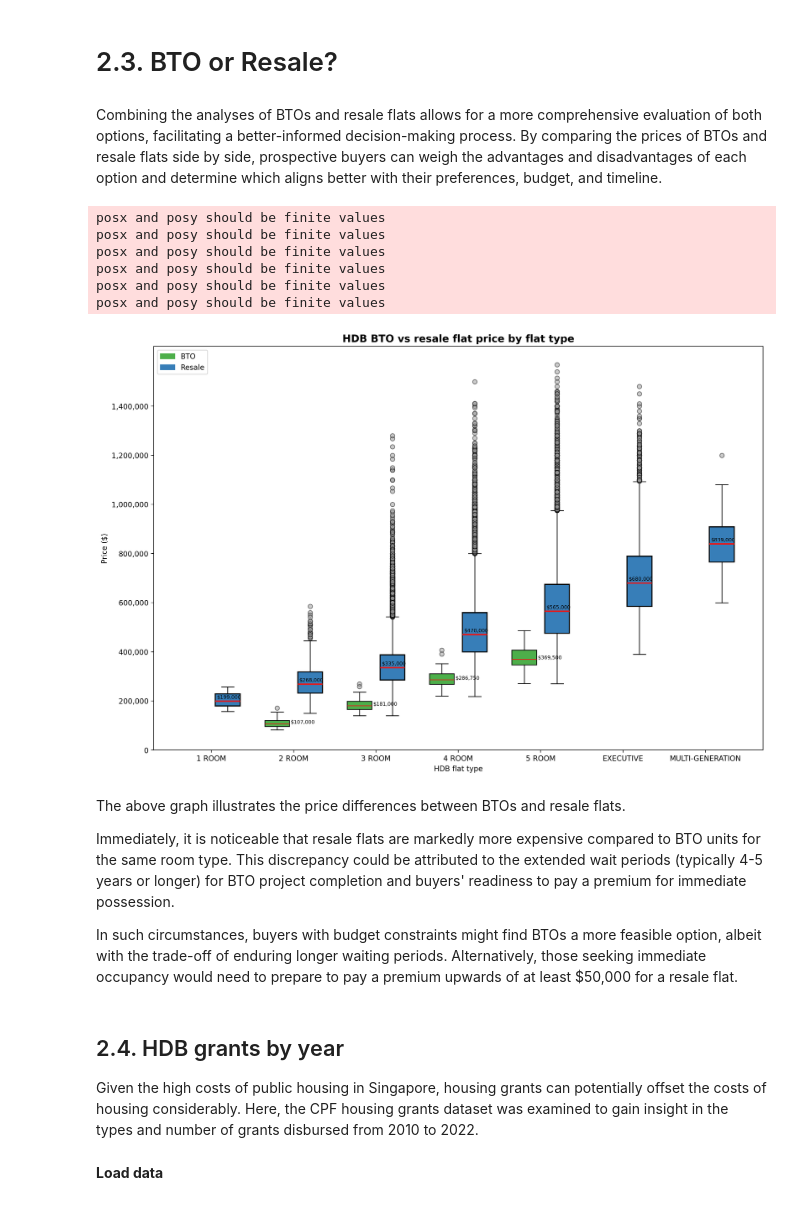
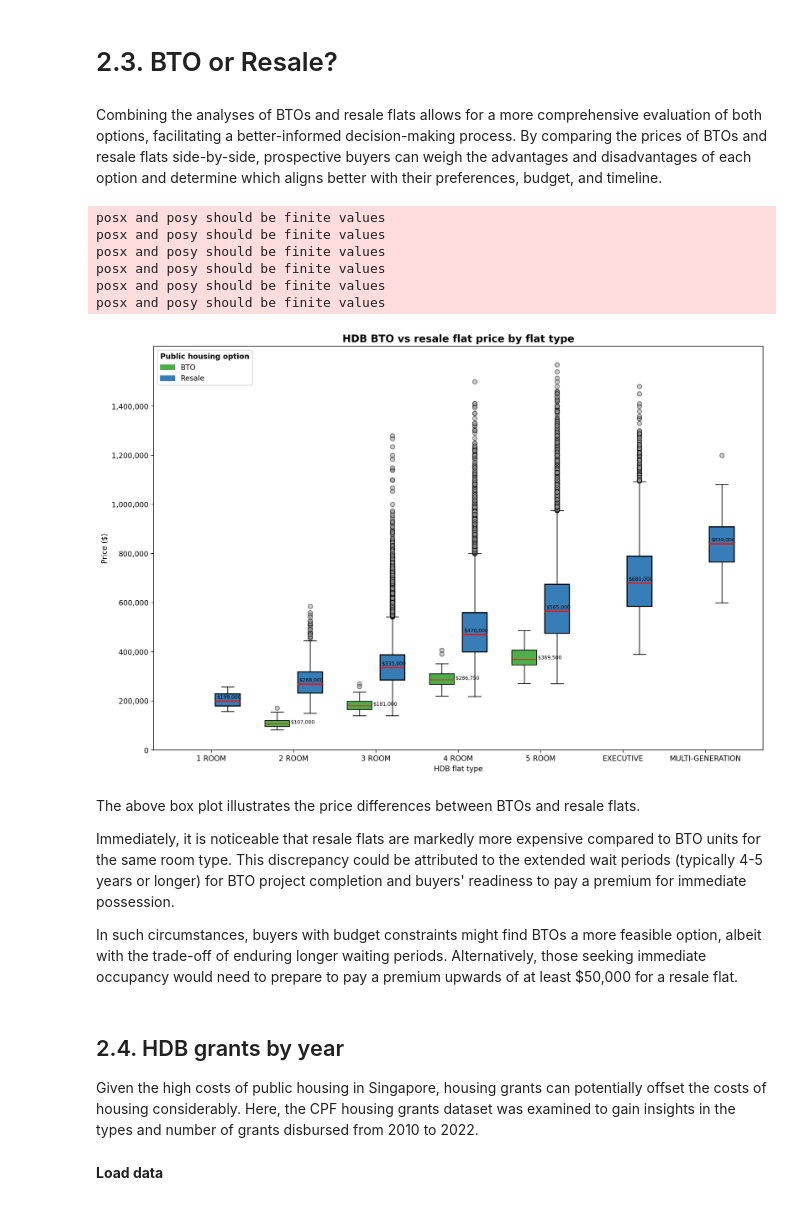
Before and after one commit to keithsngth/sg-public-housing-analysis, a Jupyter notebook: 04_Scripts/CA1_HDB Analysis.ipynb, the cells around one changed output. Drawn from its saved outputs; the diff is of its cells as text; code cells hidden in the pictures.

```diff
--- a/04_Scripts/CA1_HDB Analysis.ipynb
+++ b/04_Scripts/CA1_HDB Analysis.ipynb
@@ -575,7 +575,7 @@ In contrast, more affordable flats are situated in heartlands and non-mature est
 # %% [markdown]
 # 2.3. BTO or Resale? <a id = '2_3'></a>
 # %% [markdown]
-Combining the analyses of BTOs and resale flats allows for a more comprehensive evaluation of both options, facilitating a better-informed decision-making process. By comparing the prices of BTOs and resale flats side by side, prospective buyers can weigh the advantages and disadvantages of each option and determine which aligns better with their preferences, budget, and timeline.
+Combining the analyses of BTOs and resale flats allows for a more comprehensive evaluation of both options, facilitating a better-informed decision-making process. By comparing the prices of BTOs and resale flats side-by-side, prospective buyers can weigh the advantages and disadvantages of each option and determine which aligns better with their preferences, budget, and timeline.
 # %%
 # Store resale price values for each flat type as a list of arrays
 resale_price_combined = []
@@ -614,7 +614,7 @@ bto_patch = mpatches.Patch(color='#4daf4a', label='BTO')
 resale_patch = mpatches.Patch(color='#377eb8', label='Resale')
 
 # Add legend with defined handles
-plt.legend(handles=[bto_patch, resale_patch], loc='upper left')
+plt.legend(handles=[bto_patch, resale_patch], loc='upper left', title='Public housing option', title_fontproperties={'weight': 'bold'}, alignment='left')
 
 
 ##### BTO BOXPLOT CUSTOMISATION #####
@@ -639,36 +639,36 @@ for line in bp_bto['medians']:
 
 ##### RESALE BOXPLOT CUSTOMISATION #####
 # Customise boxplot
 for box in bp_resale['boxes']:
     box.set(color='black', linewidth=1.5)
     box.set(facecolor='#377eb8')
 
 for median in bp_resale['medians']:
     median.set(color='#e41a1c', linewidth=2)
 
 for flier in bp_resale['fliers']:
     flier.set(marker='o', markerfacecolor='#999999', alpha=0.5)
 
 # Dsiplay median values as text for each flat type
 for line in bp_resale['medians']:
     # Get coordinates of each median line
     x, y = line.get_xydata()[0]
     # Format and print
     plt.text(x+0.02, y+10000, '${:,.0f}'.format(y), size = 'x-small')
 
 
 # Show boxplot
 plt.show()
 # %% [output]
 posx and posy should be finite values
 posx and posy should be finite values
 posx and posy should be finite values
 posx and posy should be finite values
 posx and posy should be finite values
 posx and posy should be finite values
-[figure, old version]
+[figure, new version]
 # %% [markdown]
-The above graph illustrates the price differences between BTOs and resale flats. <br>
+The above box plot illustrates the price differences between BTOs and resale flats. <br>
 
 Immediately, it is noticeable that resale flats are markedly more expensive compared to BTO units for the same room type. This discrepancy could be attributed to the extended wait periods (typically 4-5 years or longer) for BTO project completion and buyers' readiness to pay a premium for immediate possession. <br>
 
@@ -676,7 +676,7 @@ In such circumstances, buyers with budget constraints might find BTOs a more fea
 # %% [markdown]
 ## 2.4. HDB grants by year <a id = '2_4'></a>
 
-Given the high costs of public housing in Singapore, housing grants can potentially offset the costs of housing considerably. Here, the CPF housing grants dataset was examined to gain insight in the types and number of grants disbursed from 2010 to 2022.
+Given the high costs of public housing in Singapore, housing grants can potentially offset the costs of housing considerably. Here, the CPF housing grants dataset was examined to gain insights in the types and number of grants disbursed from 2010 to 2022.
 # %% [markdown]
 __Load data__
 # %%
```
Also changed, not shown: parts of 5 cells of this notebook.
